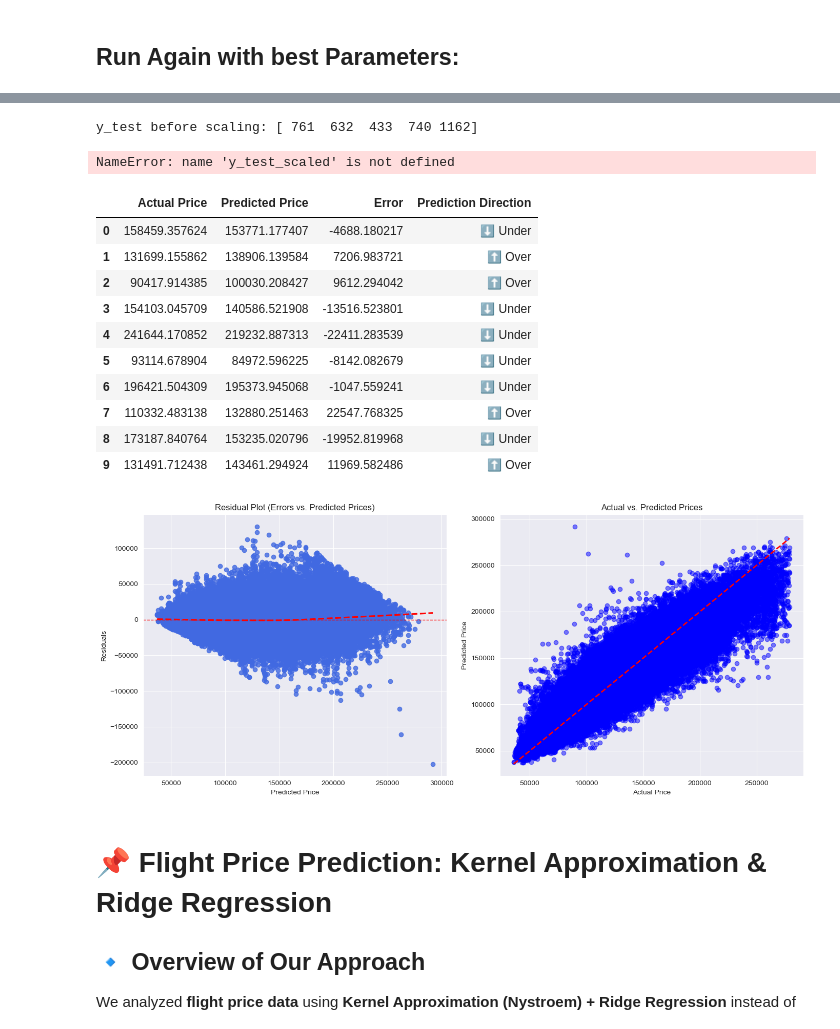
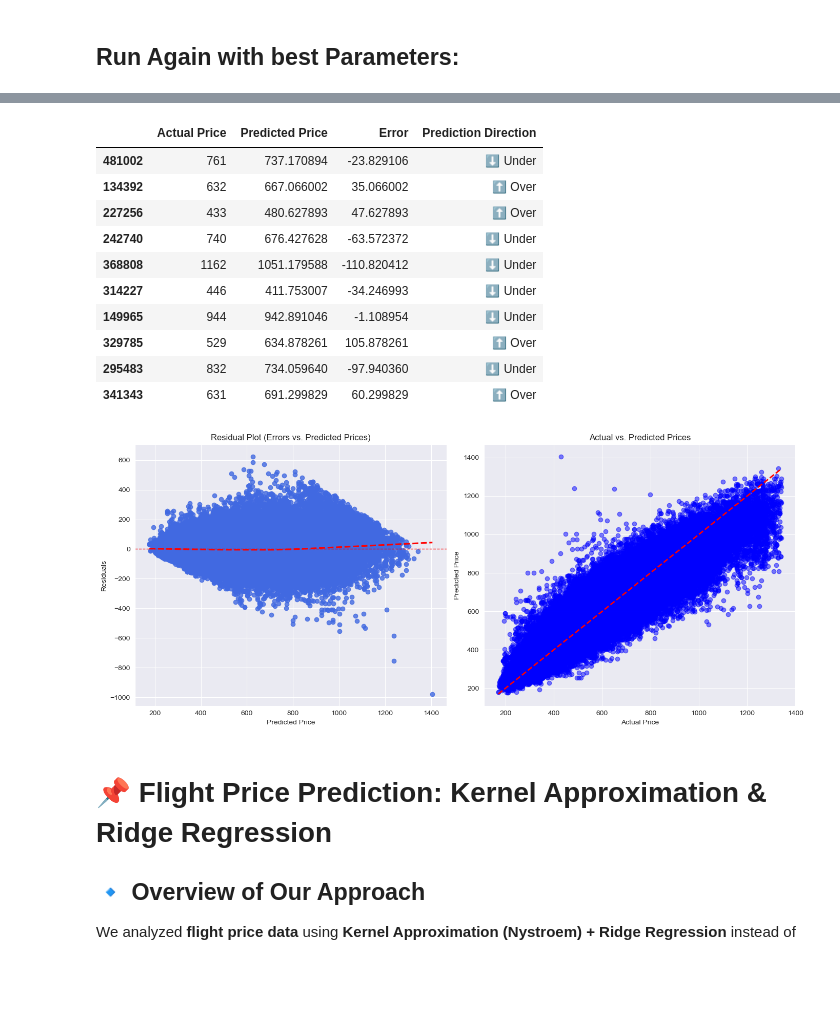
Before and after one commit to Andrian2024/DSProject-Flights, a Jupyter notebook: GussianRegression.ipynb, the cells around one changed output, grey strips where cells are left out. Drawn from its saved outputs; the diff is of its cells as text; code cells hidden in the pictures; blank space fills up the shorter version.

Commit message:
Prices normalization in gussian

```diff
--- a/GussianRegression.ipynb
+++ b/GussianRegression.ipynb
@@ -504,18 +504,10 @@ Root Mean Squared Error (RMSE): 81.80
-# %%
-print("y_test before scaling:", y_test[:5].values)
-print("y_test after scaling:", y_test_scaled[:5])
-# %% [output]
-y_test before scaling: [ 761  632  433  740 1162]
-NameError: name 'y_test_scaled' is not defined
 # %%
-# Convert scaled predictions back to the original price range
-y_pred_original = y_scaler.inverse_transform(y_pred.reshape(-1, 1)).ravel()
-y_test_original = y_scaler.inverse_transform(y_test.values.reshape(-1, 1)).ravel()
+
 
 # Create a DataFrame with actual vs. predicted prices
 comparison_df = pd.DataFrame({
-    "Actual Price": y_test_original,
-    "Predicted Price": y_pred_original,  # Use inverse-transformed predictions
+    "Actual Price": y_test,
+    "Predicted Price": y_pred,  # Use inverse-transformed predictions
 })
 
 # Compute error (difference between actual and predicted)
@@ -537,53 +529,53 @@ styled_table = (
 display(styled_table)
 # %% [output]
 |  | Actual Price | Predicted Price | Error | Prediction Direction |
-| 0 | 158459.357624 | 153771.177407 | -4688.180217 | ⬇ Under |
-| 1 | 131699.155862 | 138906.139584 | 7206.983721 | ⬆ Over |
-| 2 | 90417.914385 | 100030.208427 | 9612.294042 | ⬆ Over |
-| 3 | 154103.045709 | 140586.521908 | -13516.523801 | ⬇ Under |
-| 4 | 241644.170852 | 219232.887313 | -22411.283539 | ⬇ Under |
-| 5 | 93114.678904 | 84972.596225 | -8142.082679 | ⬇ Under |
-| 6 | 196421.504309 | 195373.945068 | -1047.559241 | ⬇ Under |
-| 7 | 110332.483138 | 132880.251463 | 22547.768325 | ⬆ Over |
-| 8 | 173187.840764 | 153235.020796 | -19952.819968 | ⬇ Under |
-| 9 | 131491.712438 | 143461.294924 | 11969.582486 | ⬆ Over |
+| 481002 | 761 | 737.170894 | -23.829106 | ⬇ Under |
+| 134392 | 632 | 667.066002 | 35.066002 | ⬆ Over |
+| 227256 | 433 | 480.627893 | 47.627893 | ⬆ Over |
+| 242740 | 740 | 676.427628 | -63.572372 | ⬇ Under |
+| 368808 | 1162 | 1051.179588 | -110.820412 | ⬇ Under |
+| 314227 | 446 | 411.753007 | -34.246993 | ⬇ Under |
+| 149965 | 944 | 942.891046 | -1.108954 | ⬇ Under |
+| 329785 | 529 | 634.878261 | 105.878261 | ⬆ Over |
+| 295483 | 832 | 734.059640 | -97.940360 | ⬇ Under |
+| 341343 | 631 | 691.299829 | 60.299829 | ⬆ Over |
 # %%
 import numpy as np
 import matplotlib.pyplot as plt
 import seaborn as sns
 
 # Convert scaled predictions and actual values back to original price scale
-y_pred_original = y_scaler.inverse_transform(y_pred.reshape(-1, 1)).ravel()
-y_test_original = y_scaler.inverse_transform(y_test.values.reshape(-1, 1)).ravel()
+y_pred_original = y_pred
+y_test_original = y_test
 
 # Calculate residuals in original scale
 residuals = y_test_original - y_pred_original
 
 # Create a figure with 1 row and 2 columns
 fig, axes = plt.subplots(1, 2, figsize=(14, 6))
 
 # 🔹 Improved Residual Plot using Seaborn
 sns.regplot(x=y_pred_original, y=residuals, scatter=True, lowess=True,
             line_kws={'color': 'red', 'linestyle': '--'}, ax=axes[0], color='royalblue')
 axes[0].axhline(y=0, color='r', linestyle='--', linewidth=1)
 axes[0].set_xlabel('Predicted Price')
 axes[0].set_ylabel('Residuals')
 axes[0].set_title('Residual Plot (Errors vs. Predicted Prices)')
 
 # 🔹 Actual vs. Predicted Prices
 axes[1].scatter(y_test_original, y_pred_original, alpha=0.5, color="blue")
 axes[1].plot([min(y_test_original), max(y_test_original)],
              [min(y_test_original), max(y_test_original)],
              linestyle="dashed", color="red", linewidth=2)  # Ideal diagonal line
 axes[1].set_xlabel("Actual Price")
 axes[1].set_ylabel("Predicted Price")
 axes[1].set_title("Actual vs. Predicted Prices")
 
 # Improve layout and show the plots
 plt.tight_layout()
 plt.show()
 # %% [output]
-[figure, old version]
+[figure, new version]
 # %% [markdown]
 # 📌 Flight Price Prediction: Kernel Approximation & Ridge Regression
 
```
Also changed, not shown: parts of 1 cell of this notebook.
